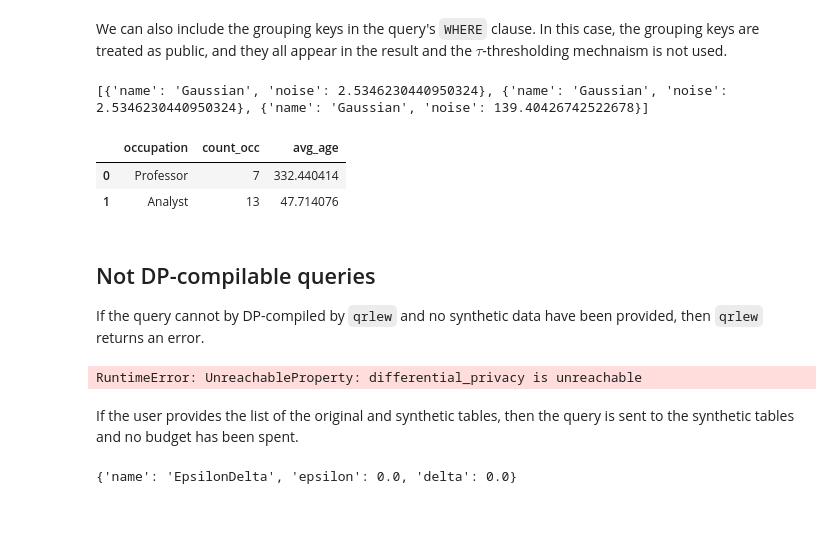
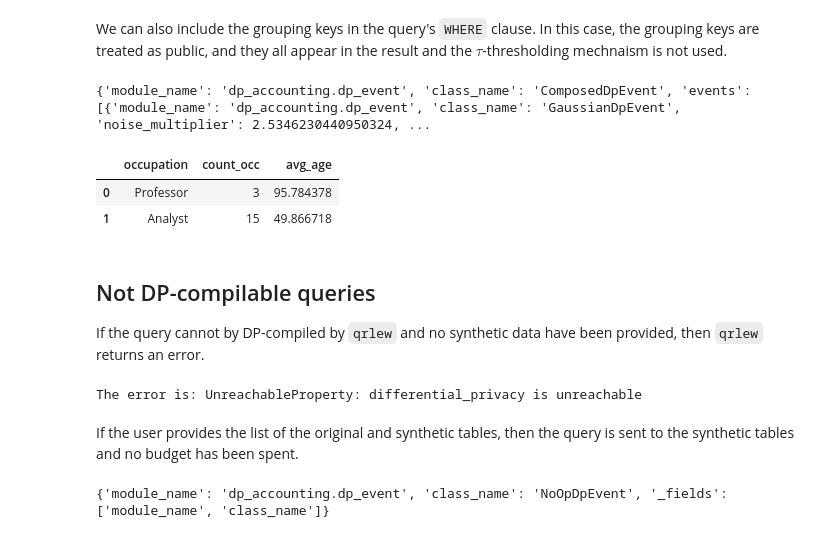
Before and after one commit to Qrlew/pyqrlew, a Jupyter notebook: examples/postgres_simple_table.ipynb, the cells around one changed output. Cells and saved outputs as stored; diff of their text form; code cells hidden in the pictures.

```diff
--- a/examples/postgres_simple_table.ipynb
+++ b/examples/postgres_simple_table.ipynb
@@ -231,18 +231,18 @@ It takes the following parameters:
     Otherwise, use `False`. In that case, the bounds have to be provided in the SQL query,
 - `possible_values_threshold`: an optional integer that serves as a threshold for identifying a column as categorical. If a column surpasses this threshold, its categories are published. Similar to the ranges parameter, exercising this option may compromise differential privacy.
 # %%
-from pyqrlew.io.dataset import dataset
+from pyqrlew.io.dataset import dataset_from_database
 from sqlalchemy import create_engine
 
 connect_pars= {
     'dbname':'my_database',
     'user':'postgres',
     'port':5432,
-    'password':'password',
+    'password':'pyqrlew-db',
     'host':'localhost',
 }
 engine = create_engine(f'postgresql+psycopg2://{connect_pars["user"]}:{connect_pars["password"]}@{connect_pars["host"]}:{connect_pars["port"]}/{connect_pars["dbname"]}')
-ds = dataset(
+ds = dataset_from_database(
     name="census",
     engine=engine,
     schema_name="census_schema",
@@ -382,7 +380,7 @@ query = """
     WHERE occupation in ('Analyst', 'Professor')
     GROUP BY occupation
 """
-relation = ds.sql(query)
+relation = ds.relation(query)
 privacy_unit = [
     ("census_table", [], "_PRIVACY_UNIT_ROW_"),
 ]
@@ -394,16 +392,16 @@ dp_relation = relation.rewrite_with_differential_privacy(
     privacy_unit=privacy_unit,
     epsilon_delta={"epsilon": 5.0, "delta": 5e-4}
 )
-print(dp_relation.private_query().to_dict())
+print(dp_relation.dp_event().to_dict())
 # %% [output]
-[{'name': 'Gaussian', 'noise': 2.5346230440950324}, {'name': 'Gaussian', 'noise': 2.5346230440950324}, {'name': 'Gaussian', 'noise': 139.40426742522678}]
+{'module_name': 'dp_accounting.dp_event', 'class_name': 'ComposedDpEvent', 'events': [{'module_name': 'dp_accounting.dp_event', 'class_name': 'GaussianDpEvent', 'noise_multiplier': 2.5346230440950324, ...
 # %%
-dp_results = pd.read_sql(dp_relation.relation().render(), engine)
+dp_results = pd.read_sql(dp_relation.relation().to_query(), engine)
 dp_results
 # %% [output]
 |  | occupation | count_occ | avg_age |
-| 0 | Professor | 7 | 332.440414 |
-| 1 | Analyst | 13 | 47.714076 |
+| 0 | Professor | 3 | 95.784378 |
+| 1 | Analyst | 15 | 49.866718 |
 # %% [markdown]
 ## Not DP-compilable queries
 
@@ -414,7 +412,7 @@ query = """
     FROM census_schema.census_table
     GROUP BY occupation
 """
-relation = ds.sql(query)
+relation = ds.relation(query)
 privacy_unit = [
     ("census_table", [], "_PRIVACY_UNIT_ROW_"),
 ]
@@ -426,12 +424,12 @@ try:
         privacy_unit=privacy_unit,
         epsilon_delta={"epsilon": 5.0, "delta": 5e-4}
     ).relation()
-    dp_results = pd.read_sql(dp_relation.render(), engine)
+    dp_results = pd.read_sql(dp_relation.to_query(), engine)
     dp_results
 except RuntimeError as e:
     print(f"The error is: {e}")
 # %% [output]
-RuntimeError: UnreachableProperty: differential_privacy is unreachable
+The error is: UnreachableProperty: differential_privacy is unreachable
 # %% [markdown]
 If the user provides the list of the original and synthetic tables, then the query is sent to the synthetic tables and no budget has been spent.
 # %%
@@ -440,7 +438,7 @@ query = """
     FROM census_schema.census_table
     GROUP BY occupation
 """
-relation = ds.sql(query)
+relation = ds.relation(query)
 privacy_unit = [("census_table", [], "_PRIVACY_UNIT_ROW_")]
 synthetic_data = [
     (["census_schema", "census_table"], ["census_schema", "synthetic_census_table"])
@@ -452,6 +450,6 @@ dp_relation = relation.rewrite_with_differential_privacy(
     privacy_unit=privacy_unit,
     epsilon_delta={"epsilon": 5.0, "delta": 5e-4}
 )
-print(dp_relation.private_query().to_dict())
+print(dp_relation.dp_event().to_dict())
 # %% [output]
-{'name': 'EpsilonDelta', 'epsilon': 0.0, 'delta': 0.0}
+{'module_name': 'dp_accounting.dp_event', 'class_name': 'NoOpDpEvent', '_fields': ['module_name', 'class_name']}
```
Also changed, not shown: parts of 10 cells of this notebook.
